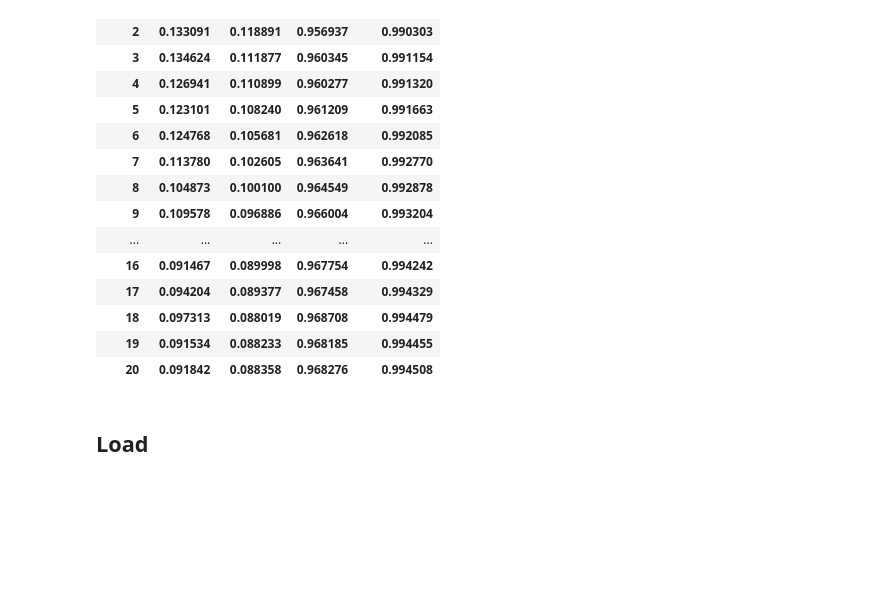
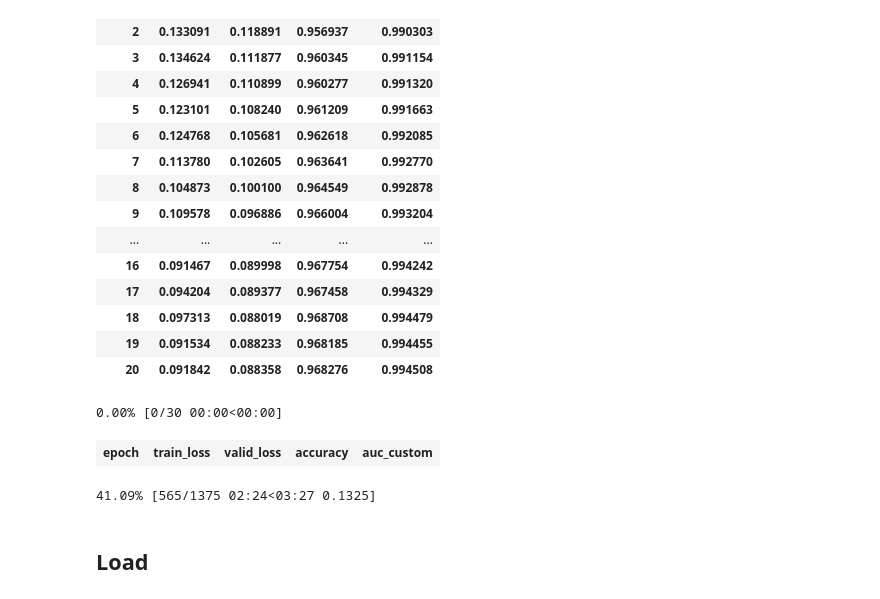
Before and after one commit to ChristophNeuner/Histopathologic-Cancer-Detection, a Jupyter notebook: hcd.ipynb, the cells around one changed output. Drawn from its saved outputs; the diff is of its cells as text; code cells hidden in the pictures; blank space fills up the shorter version.

```diff
--- a/hcd.ipynb
+++ b/hcd.ipynb
@@ -244,7 +244,7 @@ learner.recorder.plot_lr()
 # %%
 learner.save(f'{arch.__name__}-head')
 # %%
-learner.load(f'{arch.__name__}-head-2')
+learner.load(f'{arch.__name__}-head')
 # %% [output]
 Learner(data=ImageDataBunch;
 
@@ -295,4 +295,10 @@ Total time: 3:20:27
 | 18 | 0.097313 | 0.088019 | 0.968708 | 0.994479 |
 | 19 | 0.091534 | 0.088233 | 0.968185 | 0.994455 |
 | 20 | 0.091842 | 0.088358 | 0.968276 | 0.994508 |
+# %%
+learner.fit_one_cycle(cyc_len=30, max_lr=slice(lr2, lr/10), div_factor=25)
+# %% [output]
+0.00% [0/30 00:00<00:00]
+| epoch | train_loss | valid_loss | accuracy | auc_custom |
+41.09% [565/1375 02:24<03:27 0.1325]
 # %%
```
Also changed, not shown: parts of 18 cells of this notebook.
